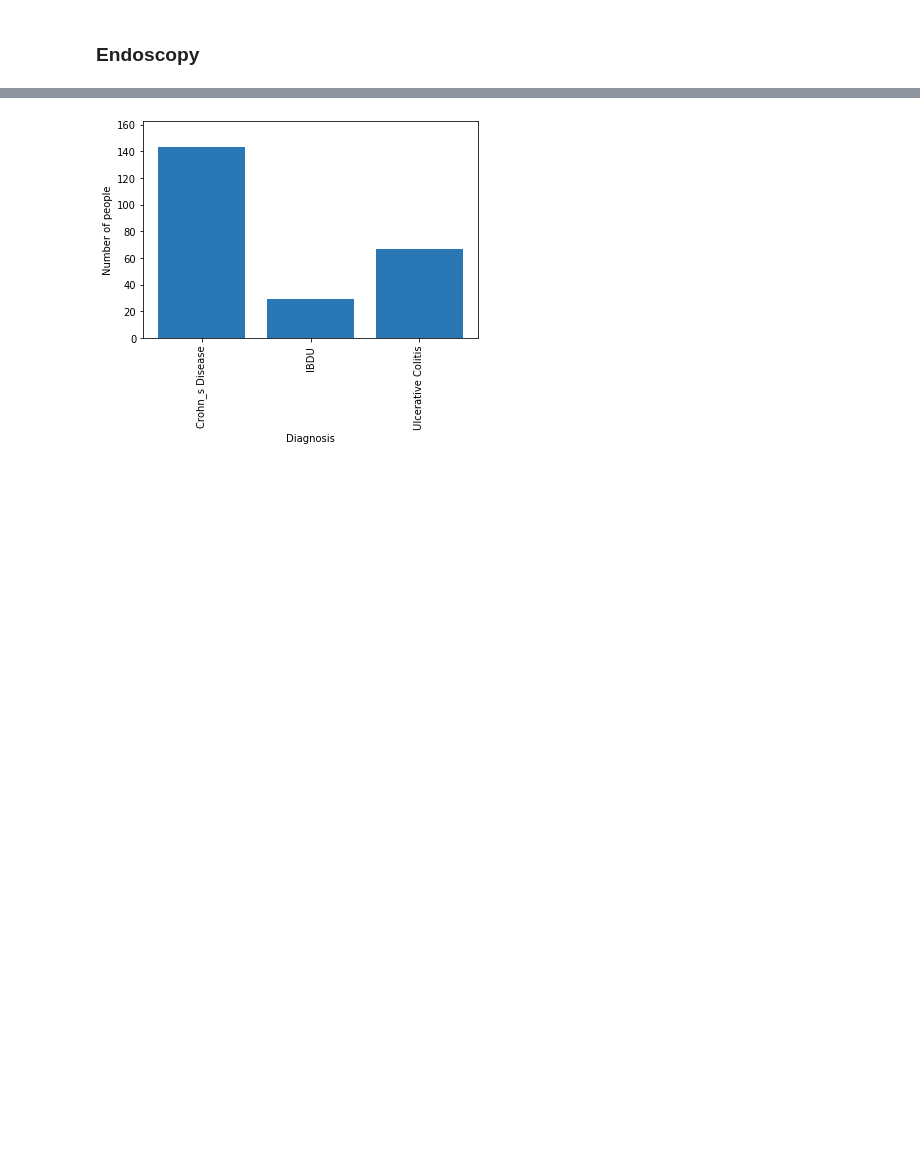
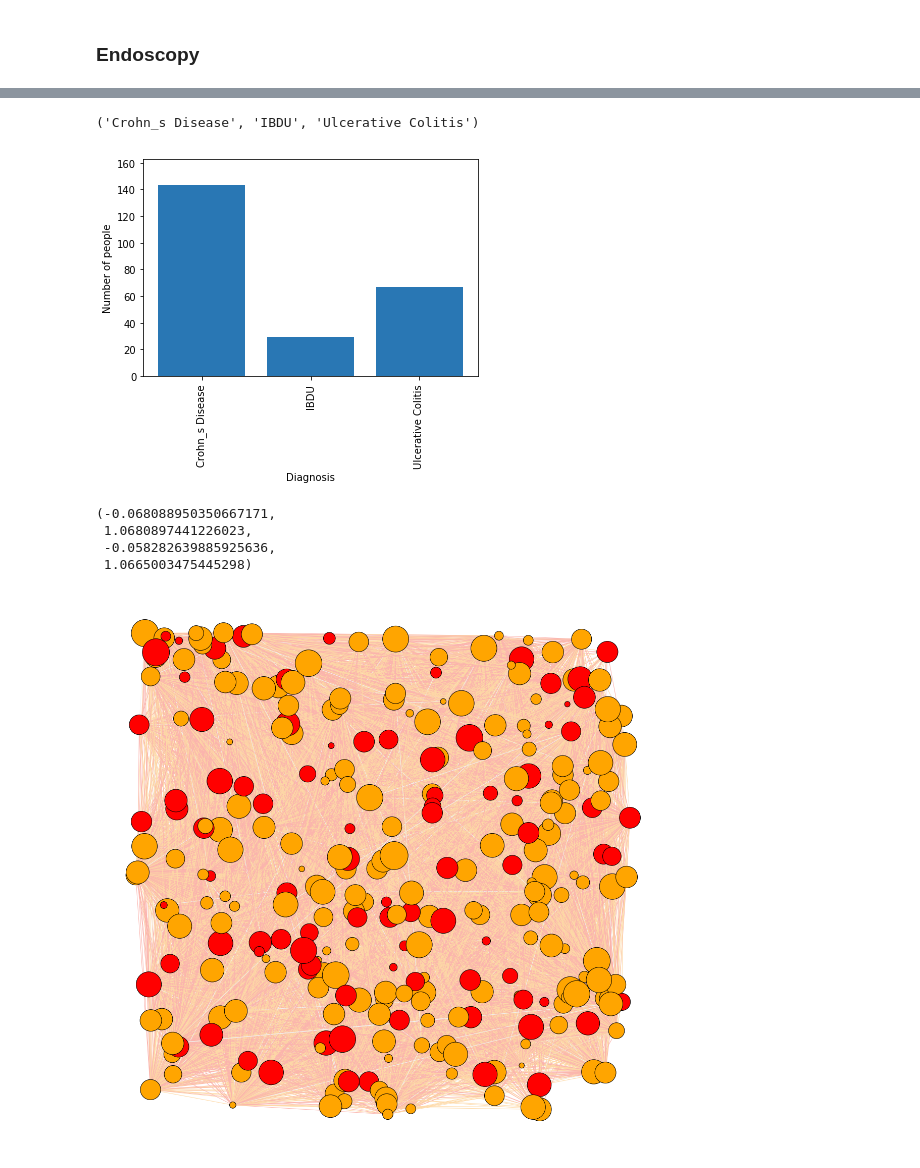
Before and after one commit to Trindad/digestive-diseases, a Jupyter notebook: network/statistics_and_more.ipynb, the cells around one changed output, grey strips where cells are left out. Cells and saved outputs as stored; diff of their text form; code cells hidden in the pictures; blank space fills up the shorter version.

```diff
--- a/network/statistics_and_more.ipynb
+++ b/network/statistics_and_more.ipynb
@@ -845,10 +925,12 @@ y_pos = np.arange(len(y))
 plt.bar(y_pos, y, color = '#2977b4')
 plt.xlabel('Diagnosis')
 plt.ylabel('Number of people')
+print(x)
 
 plt.ylim(0,max(y)+20)
 plt.xticks(y_pos, x, rotation=90)
 
 plt.show()
 # %% [output]
+('Crohn_s Disease', 'IBDU', 'Ulcerative Colitis')
-[figure, old version]
+[figure, new version]
@@ -854,0 +1000,71 @@ plt.show()
+# %%
+G = nx.Graph()
+
+q = " SELECT h.HSQ510_b FROM health_status h WHERE h.SEQN = "
+colors = {}
+with open('risk.csv', mode='r') as edges:
+    for edge in edges:
+        e = edge.split(",")
+        for row in c.execute(q+e[0]):
+            if row[0] == 1:
+                colors[e[0]] = 'r'
+            else:
+                colors[e[0]] = 'orange'
+        for row in c.execute(q+e[1]):
+            if row[0] == 1:
+                colors[e[1]] = 'r'
+            else:
+                colors[e[1]] = 'orange'
+# print(colors)
+with open('risk.csv', mode='r') as edges:
+  for edge in edges:
+     # print(edge)
+     e = edge.split(",")
+     G.add_edge(e[0], e[1], weight=int(e[2]))
+
+# position is stored as node attribute data for random_geometric_graph
+# G = nx.convert_node_labels_to_integers(G)
+pos = nx.random_layout(G)
+# pos = nx.drawing.nx_agraph.graphviz_layout(G,prog='sfdp')
+
+# find node near center (0.5,0.5)
+dmin = 1
+ncenter = 0
+for n in pos:
+  x, y = pos[n]
+  d = (x - 0.5)**2 + (y - 0.5)**2
+  if d < dmin:
+     ncenter = n
+     dmin = d
+
+# G = nx.convert_node_labels_to_integers(G)
+# color by path length from node near center
+# p = dict(nx.pagerank(G))
+# p = dict(nx.katz_centrality(G))
+p = dict(nx.clustering(G))
+# p = dict(nx.eigenvector_centrality(G))
+# p = dict(nx.single_source_shortest_path_length(G, ncenter))
+# e = dict(nx.edge_betweenness_centrality(G))
+# e = dict(nx.edge_load_centrality(G))
+k = dict(nx.degree_centrality(G))
+# k = dict(nx.closeness_centrality(G))
+# k = dict(nx.betweenness_centrality(G))
+# k = dict(nx.pagerank(G))
+# k = dict(nx.clustering(G))
+# k = dict(nx.eigenvector_centrality(G))
+
+edges,weights = zip(*nx.get_edge_attributes(G, "weight").items())
+
+plt.figure(figsize=(20, 20))
+# nx.draw_networkx_labels(G, pos, font_size=18)
+nx.draw_networkx_edges(G, pos, nodelist=[ncenter], edge_alpha=0.1, edge_linewidth=0.1, edge_color=weights, edge_cmap=plt.cm.Pastel1_r)
+nx.draw_networkx_nodes(G, pos, node_size=[( 100 +(v*3000) ) for v in k.values()],
+                       node_color=list(colors.values()), linewidth=2, edgecolors="k")
+
+plt.axis('Off')
+# %% [output]
+(-0.068088950350667171,
+ 1.0680897441226023,
+ -0.058282639885925636,
+ 1.0665003475445298)
+[figure, added]
```
Also changed, not shown: parts of 26 cells of this notebook.
